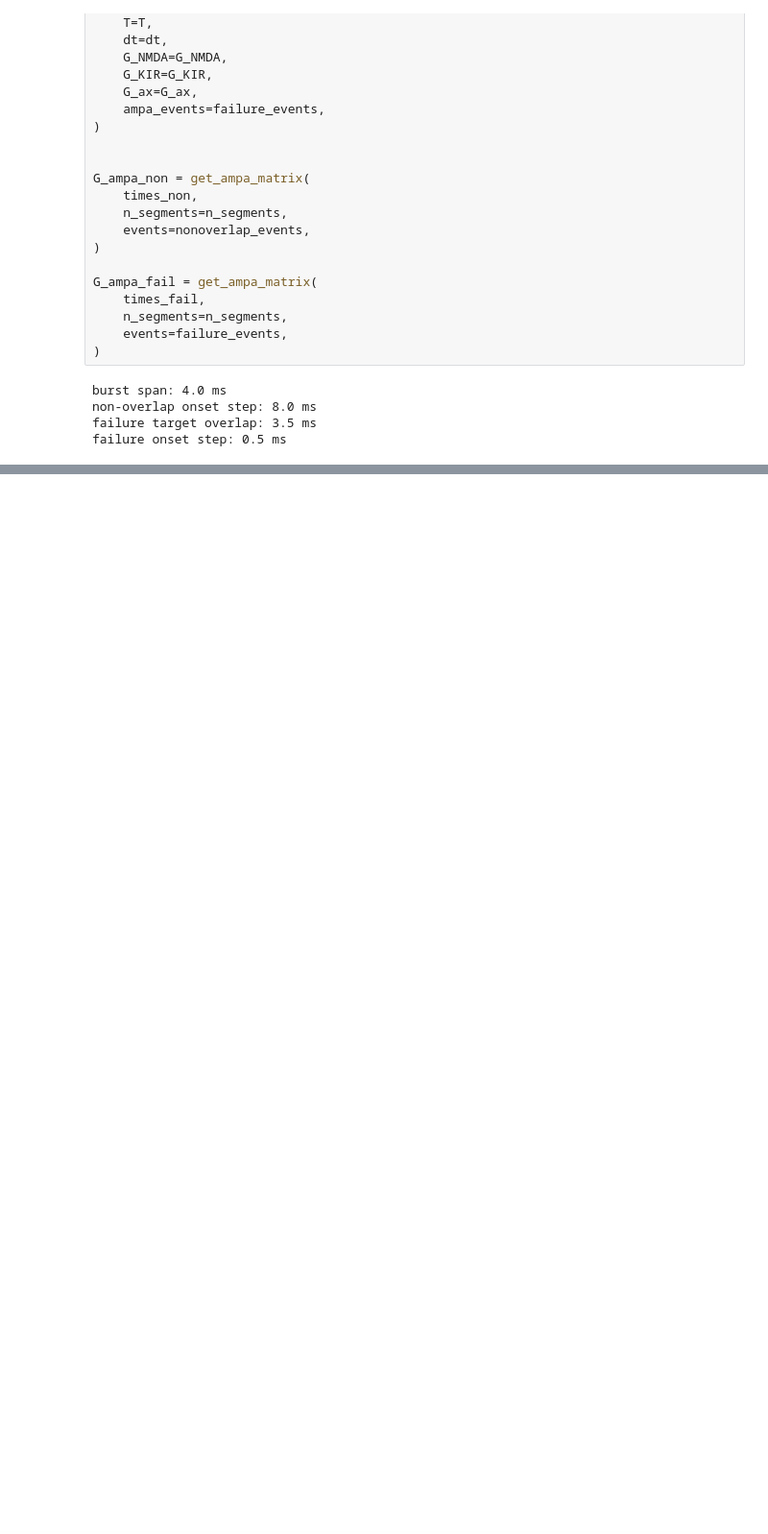
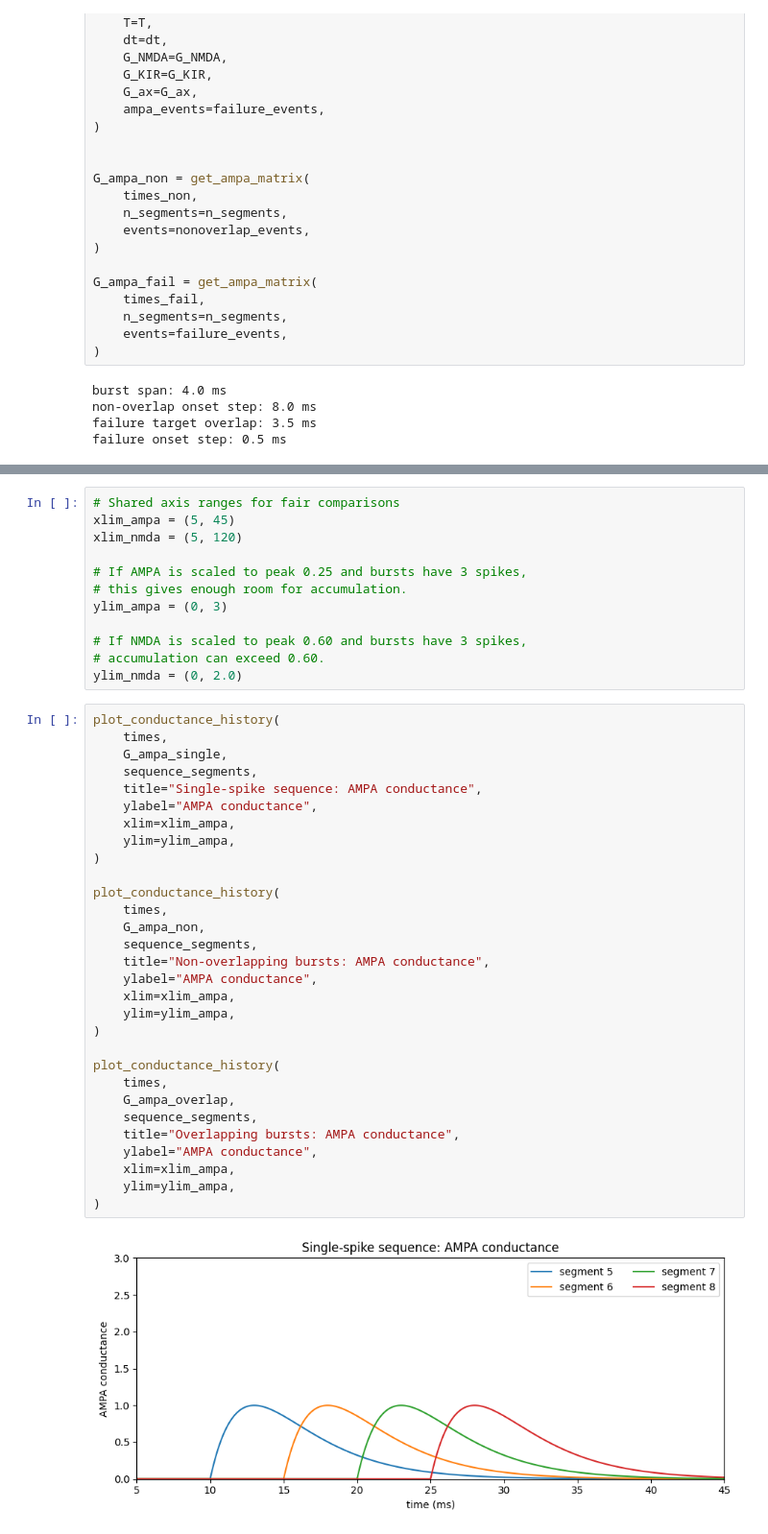
Before and after one commit to shay-xue/Neuromorphics-Dendrite-Invariance, a Jupyter notebook: notebooks/02_conductance_dynamics.ipynb, the cells around one changed output, grey strips where cells are left out. Shown at 96% size. Drawn from its saved outputs; the diff is of its cells as text; blank space fills up the shorter version.

Commit message:
Add conductance dynamics comparisons

```diff
--- a/notebooks/02_conductance_dynamics.ipynb
+++ b/notebooks/02_conductance_dynamics.ipynb
@@ -283,0 +294,44 @@ segment 8: peak = 2.626, peak time = 17.320 ms, area = 24.456
+# %%
+# Shared axis ranges for fair comparisons
+xlim_ampa = (5, 45)
+xlim_nmda = (5, 120)
+
+# If AMPA is scaled to peak 0.25 and bursts have 3 spikes,
+# this gives enough room for accumulation.
+ylim_ampa = (0, 3)
+
+# If NMDA is scaled to peak 0.60 and bursts have 3 spikes,
+# accumulation can exceed 0.60.
+ylim_nmda = (0, 2.0)
+# %%
+plot_conductance_history(
+    times,
+    G_ampa_single,
+    sequence_segments,
+    title="Single-spike sequence: AMPA conductance",
+    ylabel="AMPA conductance",
+    xlim=xlim_ampa,
+    ylim=ylim_ampa,
+)
+
+plot_conductance_history(
+    times,
+    G_ampa_non,
+    sequence_segments,
+    title="Non-overlapping bursts: AMPA conductance",
+    ylabel="AMPA conductance",
+    xlim=xlim_ampa,
+    ylim=ylim_ampa,
+)
+
+plot_conductance_history(
+    times,
+    G_ampa_overlap,
+    sequence_segments,
+    title="Overlapping bursts: AMPA conductance",
+    ylabel="AMPA conductance",
+    xlim=xlim_ampa,
+    ylim=ylim_ampa,
+)
+# %% [output]
+[figure, added]
```
Also changed, not shown: parts of 12 cells of this notebook.
